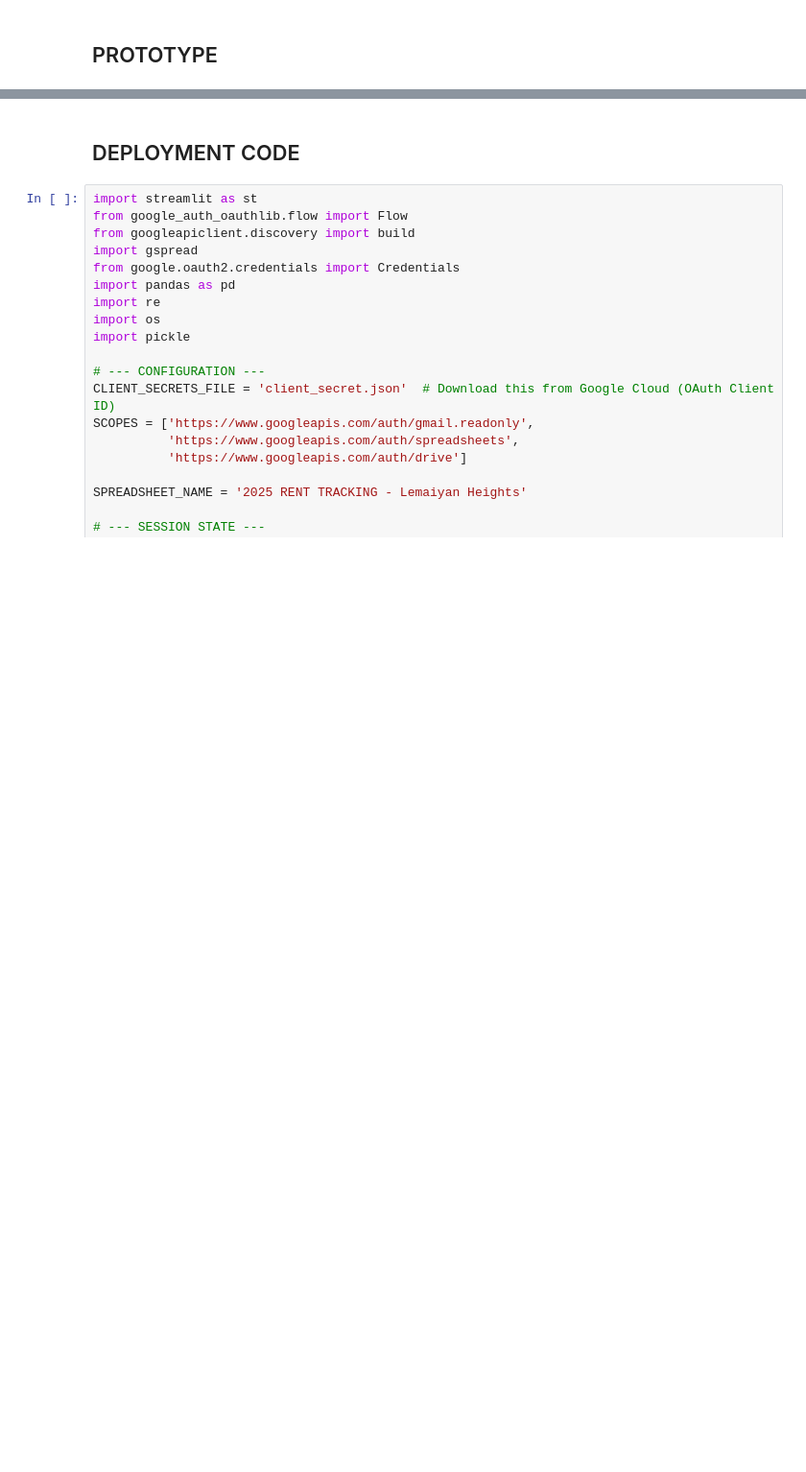
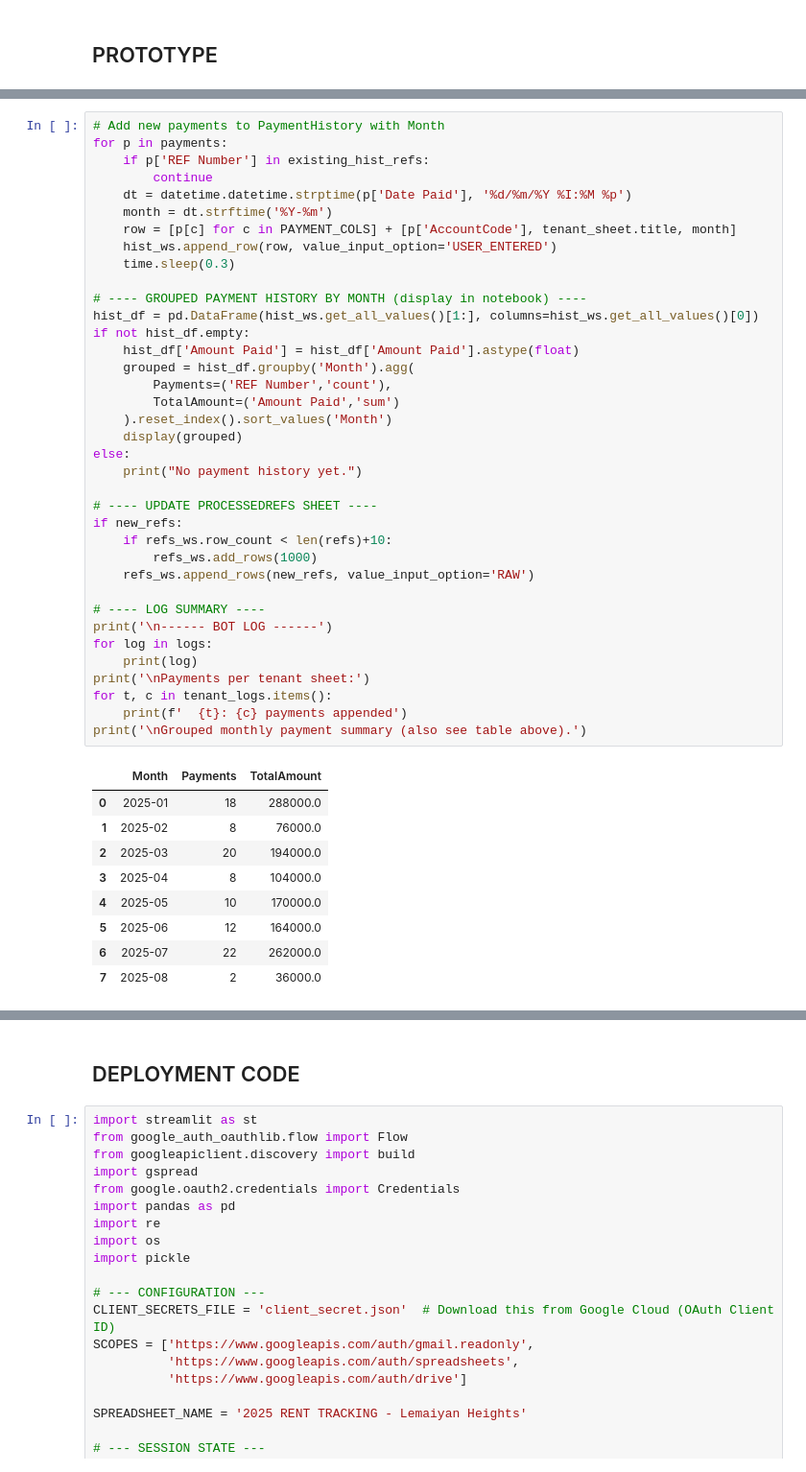
Before and after one commit to eugene-maina72/RentRPA-bot, a Jupyter notebook: RentRPA.ipynb, the cells around one changed output, grey strips where cells are left out. Shown at 96% size. Saved outputs shown, nothing was run; the diff lists cells and outputs as text; blank space fills up the shorter version.

```diff
--- a/RentRPA.ipynb
+++ b/RentRPA.ipynb
@@ -418,0 +441,47 @@ if __name__ == '__main__':
+# %%
+# Add new payments to PaymentHistory with Month
+for p in payments:
+    if p['REF Number'] in existing_hist_refs:
+        continue
+    dt = datetime.datetime.strptime(p['Date Paid'], '%d/%m/%Y %I:%M %p')
+    month = dt.strftime('%Y-%m')
+    row = [p[c] for c in PAYMENT_COLS] + [p['AccountCode'], tenant_sheet.title, month]
+    hist_ws.append_row(row, value_input_option='USER_ENTERED')
+    time.sleep(0.3)
+
+# ---- GROUPED PAYMENT HISTORY BY MONTH (display in notebook) ----
+hist_df = pd.DataFrame(hist_ws.get_all_values()[1:], columns=hist_ws.get_all_values()[0])
+if not hist_df.empty:
+    hist_df['Amount Paid'] = hist_df['Amount Paid'].astype(float)
+    grouped = hist_df.groupby('Month').agg(
+        Payments=('REF Number','count'),
+        TotalAmount=('Amount Paid','sum')
+    ).reset_index().sort_values('Month')
+    display(grouped)
+else:
+    print("No payment history yet.")
+
+# ---- UPDATE PROCESSEDREFS SHEET ----
+if new_refs:
+    if refs_ws.row_count < len(refs)+10:
+        refs_ws.add_rows(1000)
+    refs_ws.append_rows(new_refs, value_input_option='RAW')
+
+# ---- LOG SUMMARY ----
+print('\n------ BOT LOG ------')
+for log in logs:
+    print(log)
+print('\nPayments per tenant sheet:')
+for t, c in tenant_logs.items():
+    print(f'  {t}: {c} payments appended')
+print('\nGrouped monthly payment summary (also see table above).')
+# %% [output]
+|  | Month | Payments | TotalAmount |
+| 0 | 2025-01 | 18 | 288000.0 |
+| 1 | 2025-02 | 8 | 76000.0 |
+| 2 | 2025-03 | 20 | 194000.0 |
+| 3 | 2025-04 | 8 | 104000.0 |
+| 4 | 2025-05 | 10 | 170000.0 |
+| 5 | 2025-06 | 12 | 164000.0 |
+| 6 | 2025-07 | 22 | 262000.0 |
+| 7 | 2025-08 | 2 | 36000.0 |
```
Also changed, not shown: parts of 10 cells of this notebook, 4 other files.
